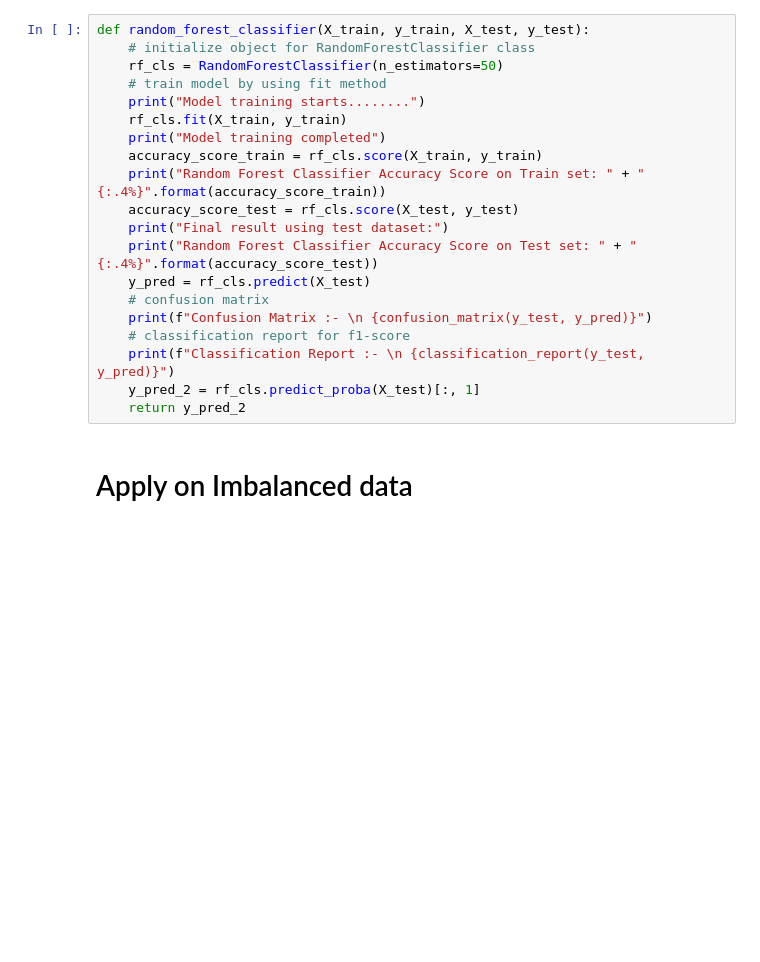
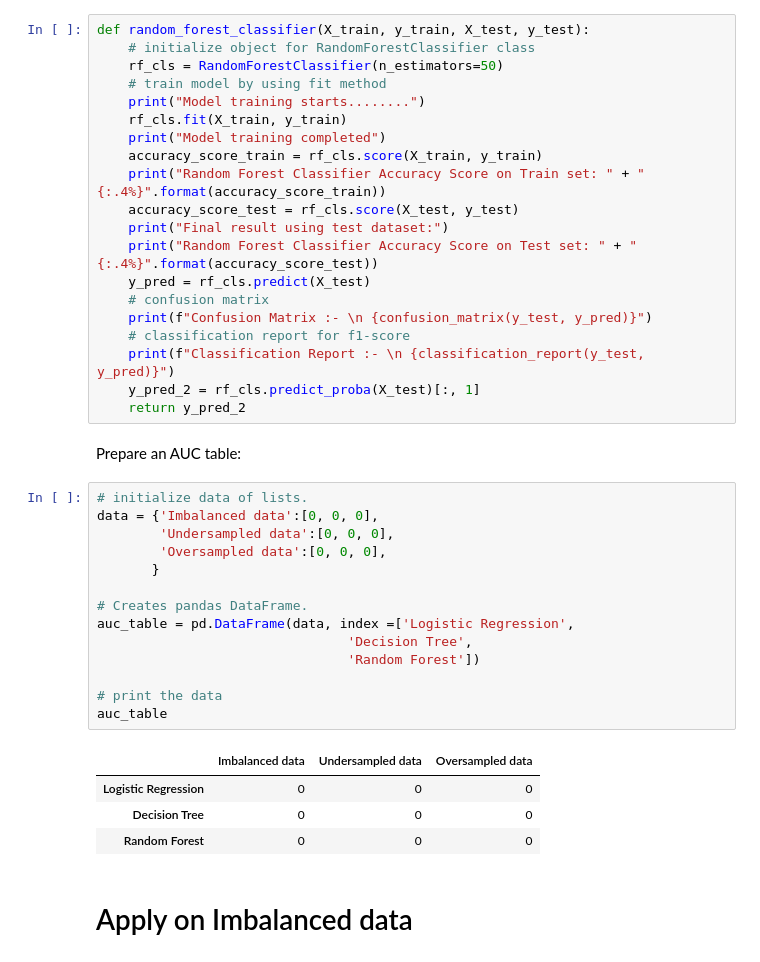
Before and after one commit to nafisa-samia/Credit-Card-Fraud-Detection-Dealing-with-Imbalanced-Data, a Jupyter notebook: Credit Card Fraud Detection.ipynb, the cells around one changed output. Drawn from its saved outputs; the diff is of its cells as text; blank space fills up the shorter version.

```diff
--- a/Credit Card Fraud Detection.ipynb
+++ b/Credit Card Fraud Detection.ipynb
@@ -453,5 +471,26 @@ def random_forest_classifier(X_train, y_train, X_test, y_test):
     print(f"Classification Report :- \n {classification_report(y_test, y_pred)}")
     y_pred_2 = rf_cls.predict_proba(X_test)[:, 1]
     return y_pred_2
+# %% [markdown]
+Prepare an AUC table:
+# %%
+# initialize data of lists.
+data = {'Imbalanced data':[0, 0, 0],
+        'Undersampled data':[0, 0, 0],
+        'Oversampled data':[0, 0, 0],
+       }
+
+# Creates pandas DataFrame.
+auc_table = pd.DataFrame(data, index =['Logistic Regression',
+                                'Decision Tree',
+                                'Random Forest'])
+
+# print the data
+auc_table
+# %% [output]
+|  | Imbalanced data | Undersampled data | Oversampled data |
+| Logistic Regression | 0 | 0 | 0 |
+| Decision Tree | 0 | 0 | 0 |
+| Random Forest | 0 | 0 | 0 |
 # %% [markdown]
 # Apply on Imbalanced data
```
Also changed, not shown: parts of 76 cells of this notebook.
